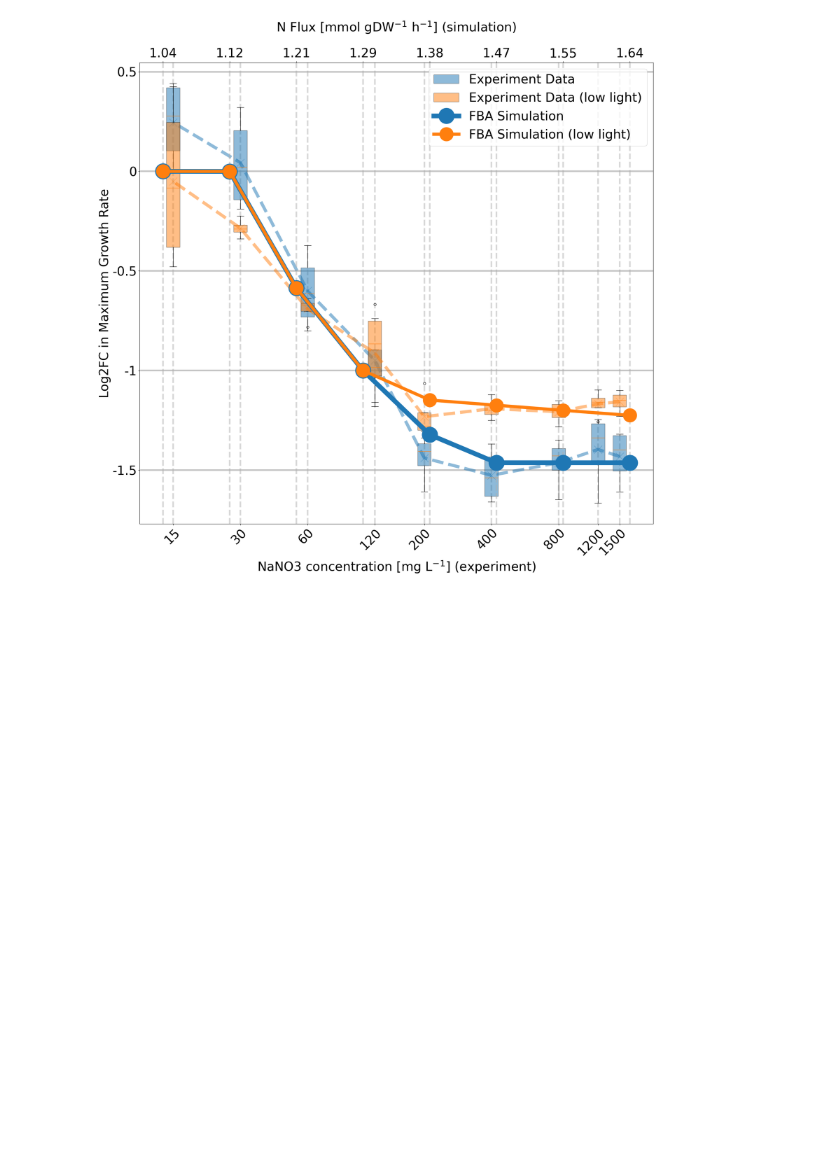
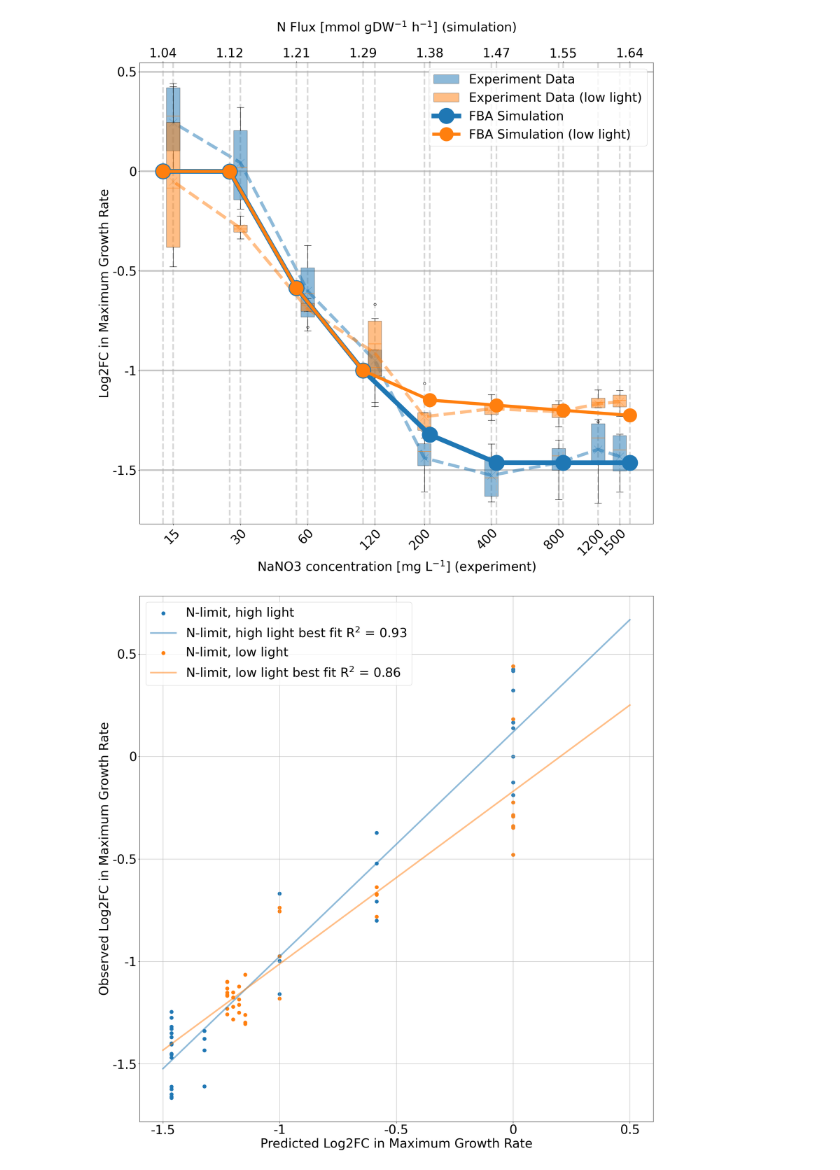
Before and after one commit to NWBRaVE/p-hm2-amgs-in-med4, a Jupyter notebook: experiment_comparison.ipynb, the cells around one changed output. Cells and saved outputs as stored; diff of their text form; code cells hidden in the pictures; blank space fills up the shorter version.

Commit message:
added correlation plot

```diff
--- a/experiment_comparison.ipynb
+++ b/experiment_comparison.ipynb
@@ -704,3 +704,92 @@ fig.savefig("figures/log2FC_growth_N-limit.png")
 plt.show()
 # %% [output]
 [figure]
+# %%
+specific = False
+fig, ax = plt.subplots(1, 1, figsize=(20, 20))
+
+fs = 32
+for c, condition, label_suffix in [
+    (0, "N-limit, high light", ""),
+    (1, "N-limit, low light", " (low light)"),
+]:
+    growths_wt = []
+    growths_mt = []
+    limit_vals_wt = []
+    limit_vals_mt = []
+    for limit, rep, m in product(
+        range(N_LIMIT_VALUES), range(N_REPLICATES_PER_PLATE), range(2)
+    ):
+        od = cond_data[condition][:, m, rep, limit]
+
+        (
+            carrying_capacity,
+            growth_rate,
+            t_half,
+            vshift,
+        ) = curve_fits[(condition, limit, rep, m)]
+        pcov = covs[(condition, limit, rep, m)]
+        mg = max_growth(
+            carrying_capacity, growth_rate, vshift=vshift, specific=specific
+        )
+        mge = max_growth_error(
+            pcov, carrying_capacity, growth_rate, vshift=vshift, specific=specific
+        )
+        if (mge > mg / 2) or np.isnan(mge):
+            mg = np.nan
+        if m == 0:
+            growths_wt.append(mg)
+            limit_vals_wt.append(limit)
+        else:
+            growths_mt.append(mg)
+            limit_vals_mt.append(limit)
+    growths_wt = np.array(growths_wt)
+    growths_mt = np.array(growths_mt)
+
+    dgrowth = np.log2(growths_mt) - np.log2(growths_wt)
+    # dgrowth[np.abs(dgrowth) > 3] = np.nan
+
+    box_dict = {}
+    fit_vals_with_last_interp = [x for x in fva_fit[c + 1]] + [fva_fit[c + 1][-1]]
+    fit_vals_with_last_interp = fit_vals_with_last_interp[::-1]
+    for dg, lim in zip(dgrowth, limit_vals_wt):
+        box_dict.setdefault(lim, []).append(dg)
+
+    obs_vals = []
+    fit_vals = []
+    for order, arr in box_dict.items():
+        if np.isnan(arr).all():
+            continue
+        for v in arr:
+            obs_vals.append(v)
+            fit_vals.append(fit_vals_with_last_interp[order])
+
+    ax.scatter(fit_vals, obs_vals, c=f"C{c}", label=condition, marker="o", s=80)
+
+    # line of best fit
+    fit = np.polyfit(fit_vals, obs_vals, deg=1)
+    fit = sp.stats.linregress(fit_vals, obs_vals)
+    ax.plot(
+        [-1.5, -1, -0.5, 0, 0.5],  # 2 * np.arange(N_LIMIT_VALUES) + 0.25,
+        fit.intercept + fit.slope * np.array([-1.5, -1, -0.5, 0, 0.5]),
+        c=f"C{c}",
+        marker="none",
+        alpha=0.5,
+        linestyle="-",
+        linewidth=4,
+        label=f"{condition} best fit R$^2$ = {fit.rvalue**2:.2f}",
+    )
+
+ax.grid()
+ax.set_xlabel("Predicted Log2FC in Maximum Growth Rate", fontsize=fs)
+ax.set_ylabel("Observed Log2FC in Maximum Growth Rate", fontsize=fs)
+ax.legend(fontsize=fs)
+ax.set_yticks([-1.5, -1, -0.5, 0, 0.5])
+ax.set_yticklabels([-1.5, -1, -0.5, 0, 0.5], fontsize=fs)
+ax.set_xticks([-1.5, -1, -0.5, 0, 0.5])
+ax.set_xticklabels([-1.5, -1, -0.5, 0, 0.5], fontsize=fs)
+fig.tight_layout()
+fig.savefig("figures/log2FC_growth_N-limit_correlation.png")
+plt.show()
+# %% [output]
+[figure, added]
```
Also changed, not shown: parts of 1 cell of this notebook, 1 other file.
